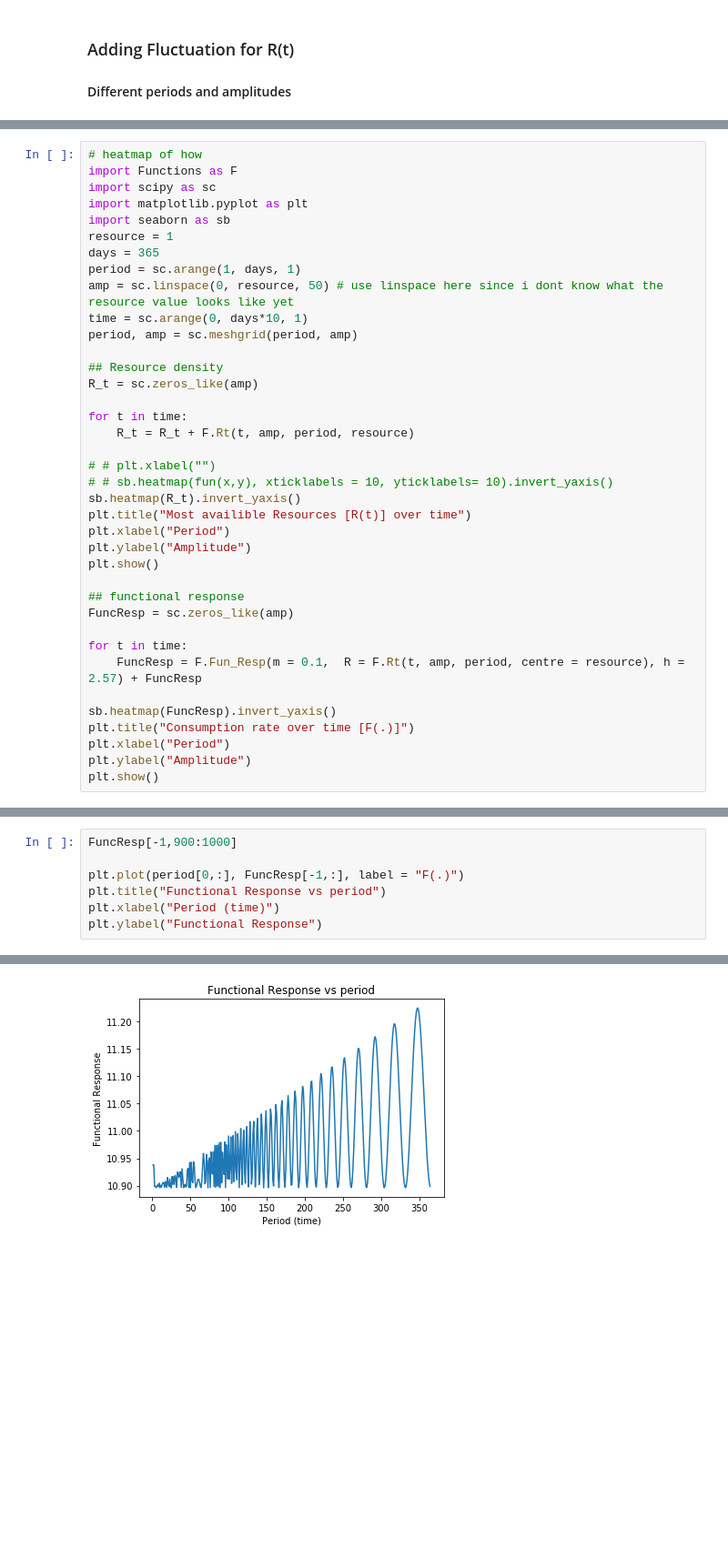
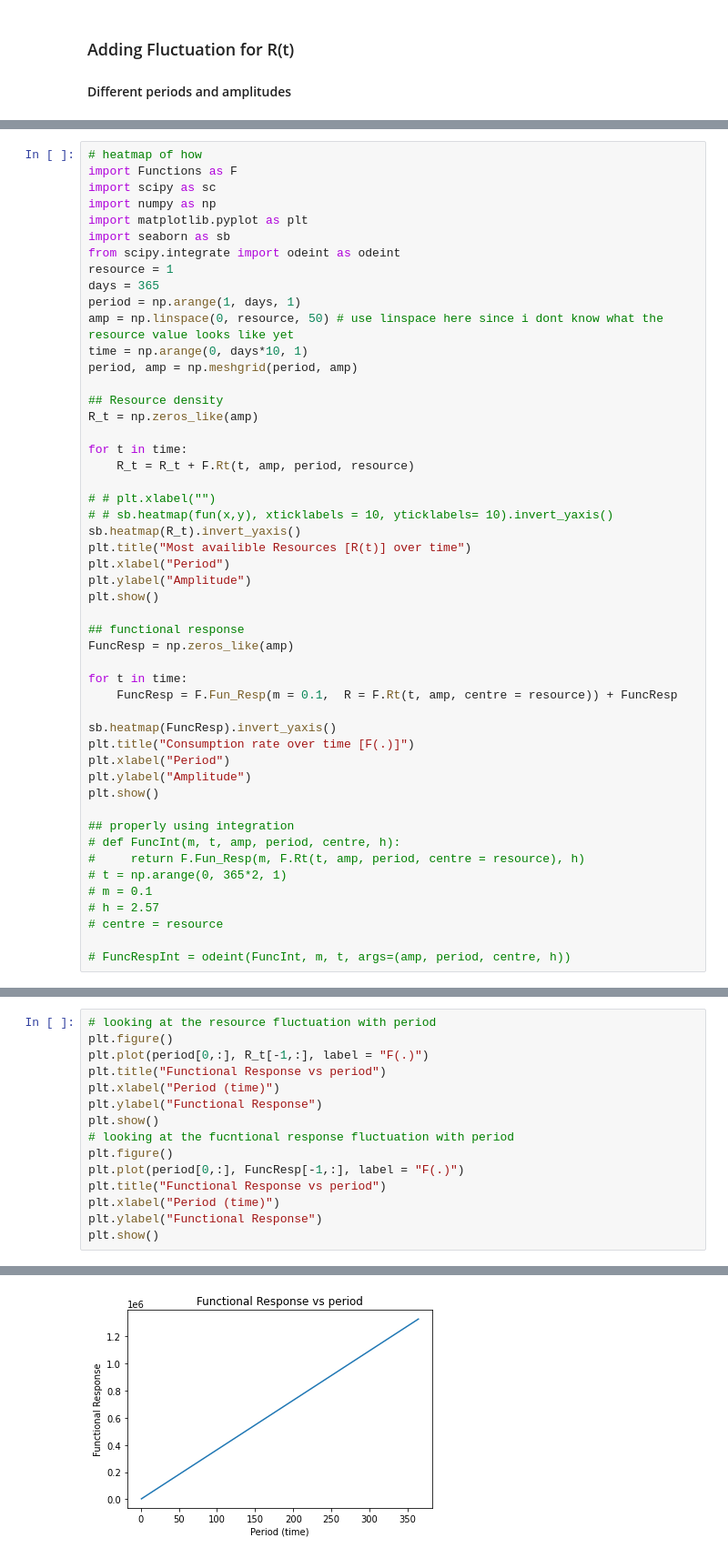
Before and after one commit to Don-Burns/Masters_Project, a Jupyter notebook: code/Building_New_Models.ipynb, the cells around one changed output, grey strips where cells are left out. Shown at 91% size. Cells and saved outputs as stored; diff of their text form; blank space fills up the shorter version.

```diff
--- a/code/Building_New_Models.ipynb
+++ b/code/Building_New_Models.ipynb
@@ -213,17 +283,19 @@ the affect also seems to be fairly minimal for even as much a 50% fluctuation
 # heatmap of how
 import Functions as F
 import scipy as sc
+import numpy as np
 import matplotlib.pyplot as plt
 import seaborn as sb
+from scipy.integrate import odeint as odeint
 resource = 1
 days = 365
-period = sc.arange(1, days, 1)
-amp = sc.linspace(0, resource, 50) # use linspace here since i dont know what the resource value looks like yet
-time = sc.arange(0, days*10, 1)
-period, amp = sc.meshgrid(period, amp)
+period = np.arange(1, days, 1)
+amp = np.linspace(0, resource, 50) # use linspace here since i dont know what the resource value looks like yet
+time = np.arange(0, days*10, 1)
+period, amp = np.meshgrid(period, amp)
 
 ## Resource density
-R_t = sc.zeros_like(amp)
+R_t = np.zeros_like(amp)
 
 for t in time:
     R_t = R_t + F.Rt(t, amp, period, resource)
@@ -237,14 +309,24 @@ plt.ylabel("Amplitude")
 plt.show()
 
 ## functional response
-FuncResp = sc.zeros_like(amp)
+FuncResp = np.zeros_like(amp)
 
 for t in time:
-    FuncResp = F.Fun_Resp(m = 0.1,  R = F.Rt(t, amp, period, centre = resource), h = 2.57) + FuncResp
+    FuncResp = F.Fun_Resp(m = 0.1,  R = F.Rt(t, amp, centre = resource)) + FuncResp
 
 sb.heatmap(FuncResp).invert_yaxis()
 plt.title("Consumption rate over time [F(.)]")
 plt.xlabel("Period")
 plt.ylabel("Amplitude")
 plt.show()
+
+## properly using integration
+# def FuncInt(m, t, amp, period, centre, h):
+#     return F.Fun_Resp(m, F.Rt(t, amp, period, centre = resource), h)
+# t = np.arange(0, 365*2, 1)
+# m = 0.1
+# h = 2.57
+# centre = resource
+
+# FuncRespInt = odeint(FuncInt, m, t, args=(amp, period, centre, h))
 # %% [output]
@@ -253,8 +335,16 @@ plt.show()
 # %%
-FuncResp[-1,900:1000]
-
+# looking at the resource fluctuation with period
+plt.figure()
+plt.plot(period[0,:], R_t[-1,:], label = "F(.)")
+plt.title("Functional Response vs period")
+plt.xlabel("Period (time)")
+plt.ylabel("Functional Response")
+plt.show()
+# looking at the fucntional response fluctuation with period
+plt.figure()
 plt.plot(period[0,:], FuncResp[-1,:], label = "F(.)")
 plt.title("Functional Response vs period")
 plt.xlabel("Period (time)")
 plt.ylabel("Functional Response")
+plt.show()
 # %% [output]
@@ -262 +351 @@ Text(0, 0.5, 'Functional Response')
-[figure, old version]
+[figure, new version]
```
Also changed, not shown: parts of 24 cells of this notebook, 1 other file.
